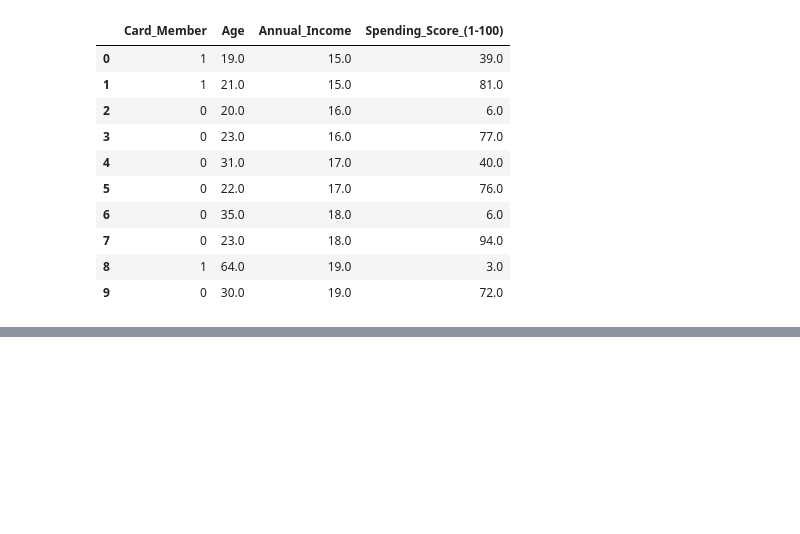
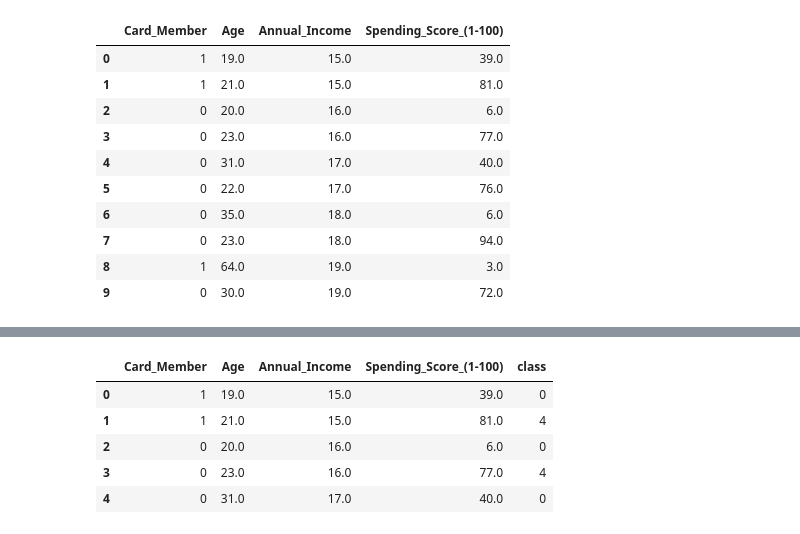
Before and after one commit to jobloom79/Cryptocurrencies, a Jupyter notebook: shopping.ipynb, the cells around one changed output, grey strips where cells are left out. Saved outputs shown, nothing was run; the diff lists cells and outputs as text; code cells hidden in the pictures; blank space fills up the shorter version.

```diff
--- a/shopping.ipynb
+++ b/shopping.ipynb
@@ -167,0 +177,9 @@ fig.show()
+# %%
+inertia= []
+k = list(range(1,11))
+
+# Calculate the inertia for the range of K values
+for i in k:
+    km = KMeans(n_clusters=i, random_state=0)
+    km.fit(df_shopping)
+    inertia.append(km.inertia_)
@@ -167,0 +194,28 @@ fig.show()
+# %%
+def get_clusters(k, data):
+    # Create a copy of the Dataframe
+    data = data.copy()
+
+    # Initialize the K-Means model
+    model = KMeans(n_clusters=k, random_state=0)
+
+    # Fit the model
+    model.fit(data)
+
+    # Predict clusters
+    predictions= model.predict(data)
+
+    # Create return Dataframe with predicted clusters
+    data['class']= model.labels_
+
+    return data
+# %%
+five_clusters = get_clusters(5, df_shopping)
+five_clusters.head()
+# %% [output]
+|  | Card_Member | Age | Annual_Income | Spending_Score_(1-100) | class |
+| 0 | 1 | 19.0 | 15.0 | 39.0 | 0 |
+| 1 | 1 | 21.0 | 15.0 | 81.0 | 4 |
+| 2 | 0 | 20.0 | 16.0 | 6.0 | 0 |
+| 3 | 0 | 23.0 | 16.0 | 77.0 | 4 |
+| 4 | 0 | 31.0 | 17.0 | 40.0 | 0 |
```
Also changed, not shown: parts of 9 cells of this notebook.
